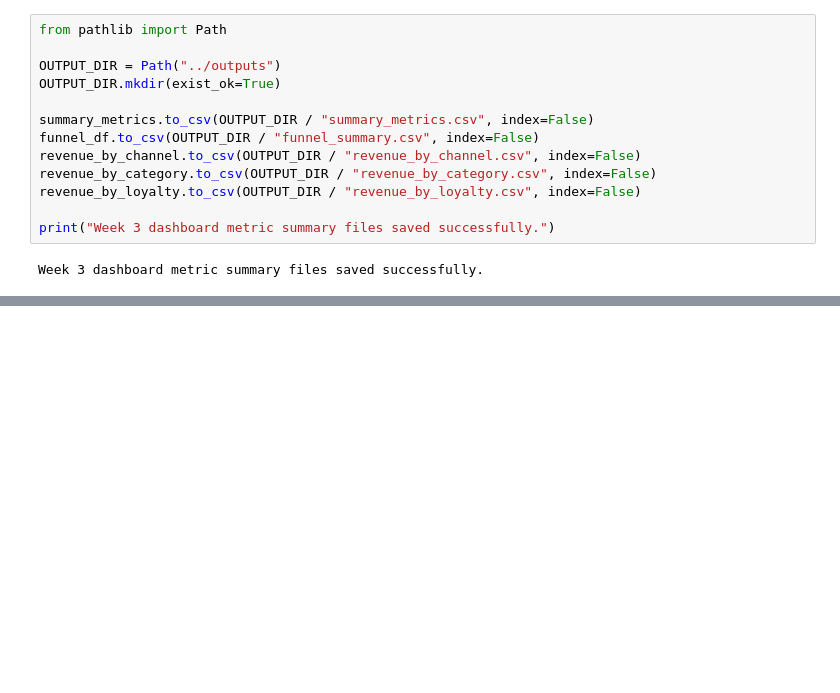
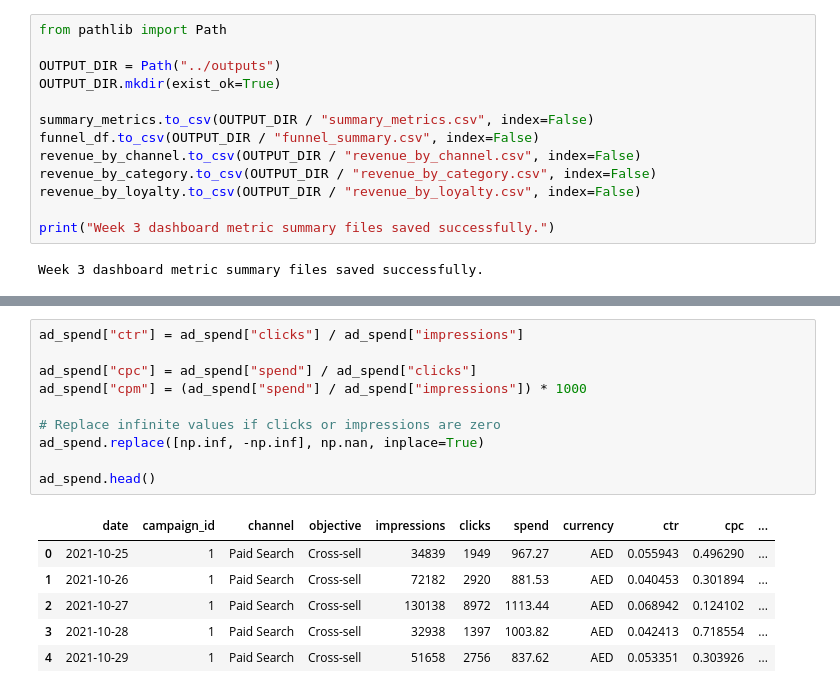
Before and after one commit to Tamoze/Marketing-Attribution-ROI-Dashboard, a Jupyter notebook: notebook/Asmitha_data_validation.ipynb, the cells around one changed output, grey strips where cells are left out. Saved outputs shown, nothing was run; the diff lists cells and outputs as text; blank space fills up the shorter version.

```diff
--- a/notebook/Asmitha_data_validation.ipynb
+++ b/notebook/Asmitha_data_validation.ipynb
@@ -920,0 +1039,17 @@ Week 3 dashboard metric summary files saved successfully.
+# %%
+ad_spend["ctr"] = ad_spend["clicks"] / ad_spend["impressions"]
+
+ad_spend["cpc"] = ad_spend["spend"] / ad_spend["clicks"]
+ad_spend["cpm"] = (ad_spend["spend"] / ad_spend["impressions"]) * 1000
+
+# Replace infinite values if clicks or impressions are zero
+ad_spend.replace([np.inf, -np.inf], np.nan, inplace=True)
+
+ad_spend.head()
+# %% [output]
+|  | date | campaign_id | channel | objective | impressions | clicks | spend | currency | ctr | cpc | ... |
+| 0 | 2021-10-25 | 1 | Paid Search | Cross-sell | 34839 | 1949 | 967.27 | AED | 0.055943 | 0.496290 | ... |
+| 1 | 2021-10-26 | 1 | Paid Search | Cross-sell | 72182 | 2920 | 881.53 | AED | 0.040453 | 0.301894 | ... |
+| 2 | 2021-10-27 | 1 | Paid Search | Cross-sell | 130138 | 8972 | 1113.44 | AED | 0.068942 | 0.124102 | ... |
+| 3 | 2021-10-28 | 1 | Paid Search | Cross-sell | 32938 | 1397 | 1003.82 | AED | 0.042413 | 0.718554 | ... |
+| 4 | 2021-10-29 | 1 | Paid Search | Cross-sell | 51658 | 2756 | 837.62 | AED | 0.053351 | 0.303926 | ... |
```
Also changed, not shown: parts of 9 cells of this notebook, 4 other files.
